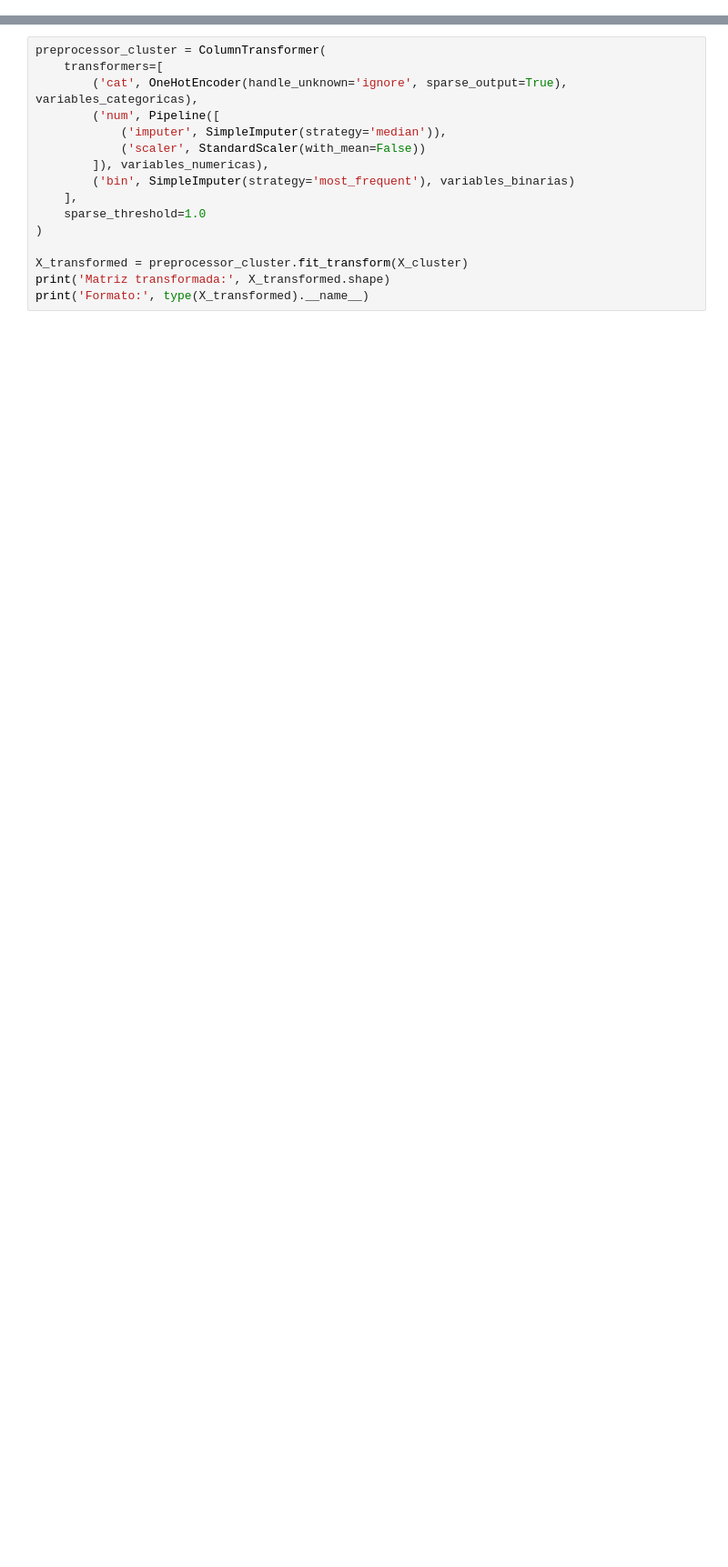
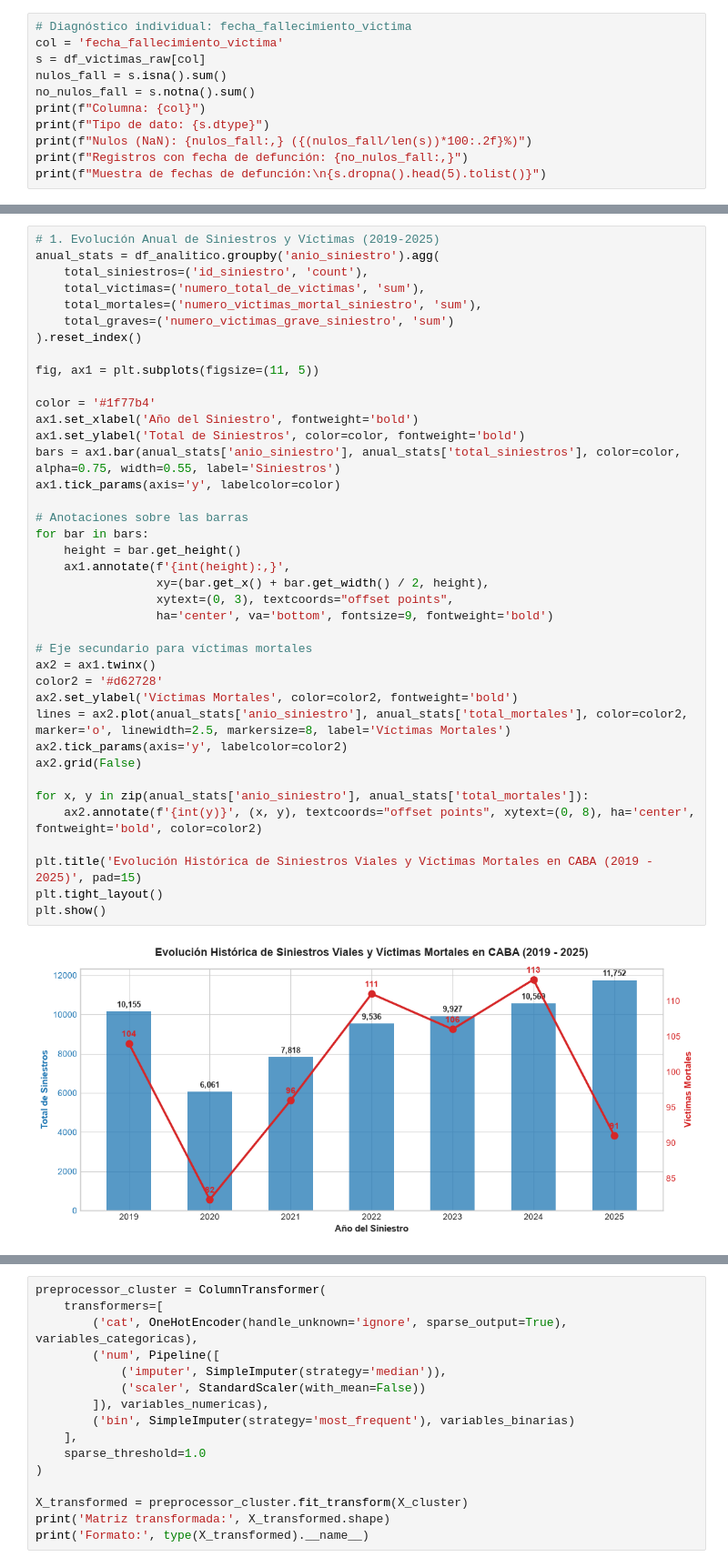
Before and after one commit to diegobianqui/DATA_SCIENCE_GROUP_8, a Jupyter notebook: Entrega_4_Modelos_No_Supervisados_Clustering_Siniestros_Viales_CABA.ipynb, the cells around one changed output, grey strips where cells are left out. Shown at 91% size. Cells and saved outputs as stored; diff of their text form; blank space fills up the shorter version.

```diff
--- a/Entrega_4_Modelos_No_Supervisados_Clustering_Siniestros_Viales_CABA.ipynb
+++ b/Entrega_4_Modelos_No_Supervisados_Clustering_Siniestros_Viales_CABA.ipynb
@@ -175,0 +1092,11 @@ Las variables numéricas se imputan por mediana y se escalan. Las categóricas s
+# %%
+# Diagnóstico individual: fecha_fallecimiento_victima
+col = 'fecha_fallecimiento_victima'
+s = df_victimas_raw[col]
+nulos_fall = s.isna().sum()
+no_nulos_fall = s.notna().sum()
+print(f"Columna: {col}")
+print(f"Tipo de dato: {s.dtype}")
+print(f"Nulos (NaN): {nulos_fall:,} ({(nulos_fall/len(s))*100:.2f}%)")
+print(f"Registros con fecha de defunción: {no_nulos_fall:,}")
+print(f"Muestra de fechas de defunción:\n{s.dropna().head(5).tolist()}")
@@ -175,0 +1550,41 @@ Las variables numéricas se imputan por mediana y se escalan. Las categóricas s
+# %%
+# 1. Evolución Anual de Siniestros y Víctimas (2019-2025)
+anual_stats = df_analitico.groupby('anio_siniestro').agg(
+    total_siniestros=('id_siniestro', 'count'),
+    total_victimas=('numero_total_de_victimas', 'sum'),
+    total_mortales=('numero_victimas_mortal_siniestro', 'sum'),
+    total_graves=('numero_victimas_grave_siniestro', 'sum')
+).reset_index()
+
+fig, ax1 = plt.subplots(figsize=(11, 5))
+
+color = '#1f77b4'
+ax1.set_xlabel('Año del Siniestro', fontweight='bold')
+ax1.set_ylabel('Total de Siniestros', color=color, fontweight='bold')
+bars = ax1.bar(anual_stats['anio_siniestro'], anual_stats['total_siniestros'], color=color, alpha=0.75, width=0.55, label='Siniestros')
+ax1.tick_params(axis='y', labelcolor=color)
+
+# Anotaciones sobre las barras
+for bar in bars:
+    height = bar.get_height()
+    ax1.annotate(f'{int(height):,}',
+                 xy=(bar.get_x() + bar.get_width() / 2, height),
+                 xytext=(0, 3), textcoords="offset points",
+                 ha='center', va='bottom', fontsize=9, fontweight='bold')
+
+# Eje secundario para víctimas mortales
+ax2 = ax1.twinx()
+color2 = '#d62728'
+ax2.set_ylabel('Víctimas Mortales', color=color2, fontweight='bold')
+lines = ax2.plot(anual_stats['anio_siniestro'], anual_stats['total_mortales'], color=color2, marker='o', linewidth=2.5, markersize=8, label='Víctimas Mortales')
+ax2.tick_params(axis='y', labelcolor=color2)
+ax2.grid(False)
+
+for x, y in zip(anual_stats['anio_siniestro'], anual_stats['total_mortales']):
+    ax2.annotate(f'{int(y)}', (x, y), textcoords="offset points", xytext=(0, 8), ha='center', fontweight='bold', color=color2)
+
+plt.title('Evolución Histórica de Siniestros Viales y Víctimas Mortales en CABA (2019 - 2025)', pad=15)
+plt.tight_layout()
+plt.show()
+# %% [output]
+[figure, added]
```
Also changed, not shown: parts of 176 cells of this notebook.
